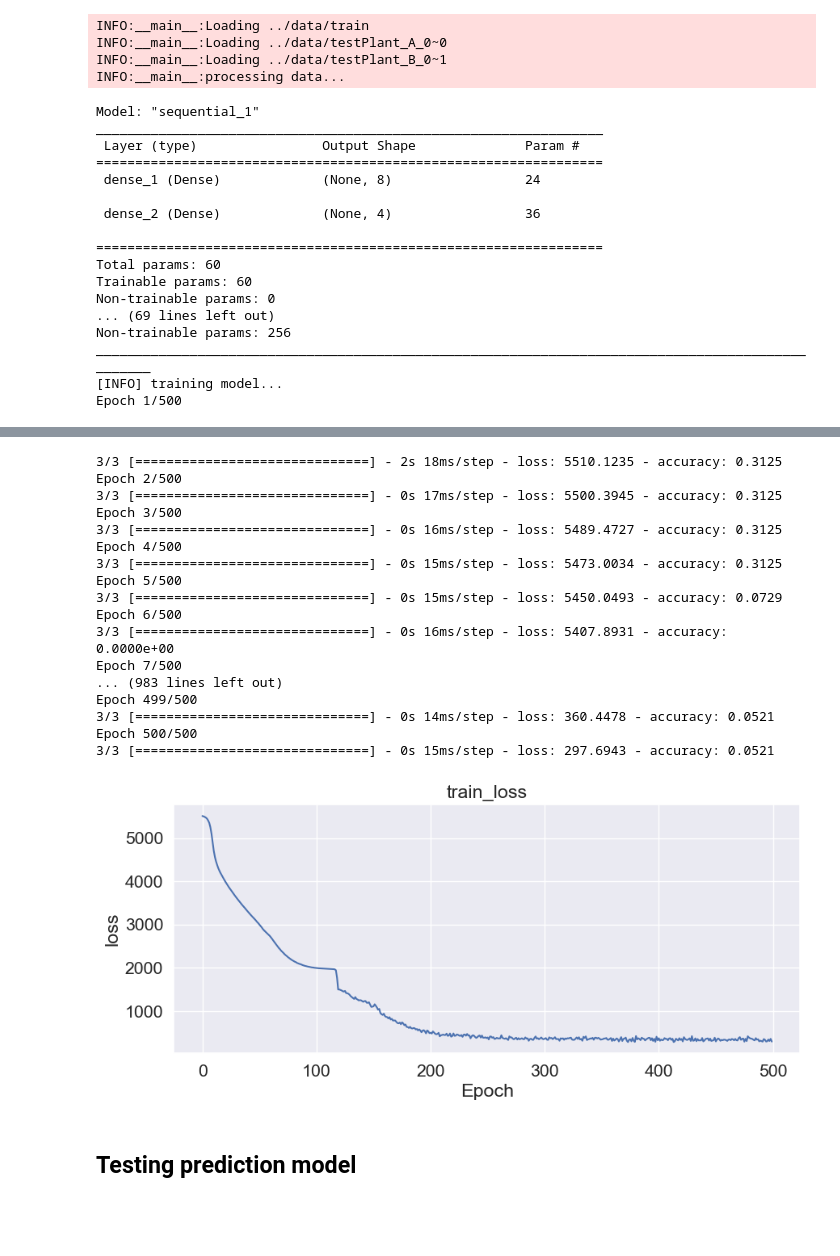
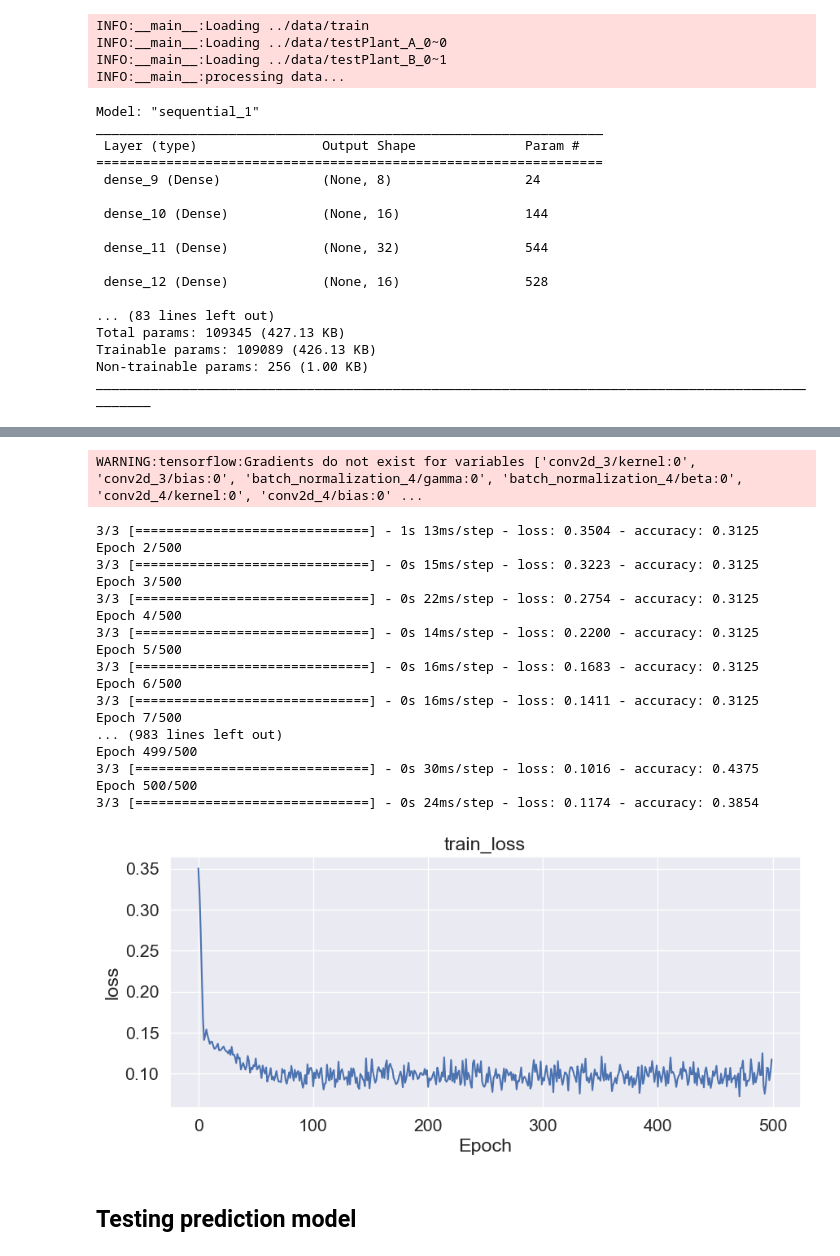
Before and after one commit to hibana2077/Farm-car, a Jupyter notebook: test_model/levelpred.ipynb, the cells around one changed output, grey strips where cells are left out. Drawn from its saved outputs; the diff is of its cells as text; code cells hidden in the pictures; blank space fills up the shorter version.

```diff
--- a/test_model/levelpred.ipynb
+++ b/test_model/levelpred.ipynb
@@ -109,8 +111,8 @@ train_Y = scaler.fit_transform(y)
 train_X_pre = train_X
 train_Y_pre = train_Y
 
-train_X = np.int8(train_X * 127)
-train_Y = np.int8(train_Y * 127)
+train_X = train_X
+train_Y = train_Y
 
 #梯度爆炸 恭喜
 
@@ -198,7 +200,7 @@ x = Dense(1, activation="linear")(x)
 model = Model(inputs=[mlp.input, cnn.input], outputs=x)
 model.summary()
 
-opt = Adam(lr=1e-3, decay=1e-3 / 200)
+opt = Adam(lr=1e-3)
 model.compile(loss="mse", optimizer=opt, metrics=['accuracy'])
 
 # train the model
@@ -216,16 +218,16 @@ Model: "sequential_1"
 _________________________________________________________________
  Layer (type)                Output Shape              Param #
 =================================================================
- dense_1 (Dense)             (None, 8)                 24
+ dense_9 (Dense)             (None, 8)                 24
 
- dense_2 (Dense)             (None, 4)                 36
+ dense_10 (Dense)            (None, 16)                144
 
-=================================================================
-Total params: 60
-Trainable params: 60
-Non-trainable params: 0
-... (69 lines left out)
-Non-trainable params: 256
+ dense_11 (Dense)            (None, 32)                544
+
+ dense_12 (Dense)            (None, 16)                528
+
+... (83 lines left out)
+Total params: 109345 (427.13 KB)
+Trainable params: 109089 (426.13 KB)
+Non-trainable params: 256 (1.00 KB)
 __________________________________________________________________________________________________
-[INFO] training model...
-Epoch 1/500
@@ -236,21 +242,22 @@ WARNING:tensorflow:Gradients do not exist for variables ['conv2d/kernel:0', 'con
-3/3 [==============================] - 2s 18ms/step - loss: 5510.1235 - accuracy: 0.3125
-Epoch 2/500
-3/3 [==============================] - 0s 17ms/step - loss: 5500.3945 - accuracy: 0.3125
-Epoch 3/500
-3/3 [==============================] - 0s 16ms/step - loss: 5489.4727 - accuracy: 0.3125
-Epoch 4/500
-3/3 [==============================] - 0s 15ms/step - loss: 5473.0034 - accuracy: 0.3125
-Epoch 5/500
-3/3 [==============================] - 0s 15ms/step - loss: 5450.0493 - accuracy: 0.0729
-Epoch 6/500
-3/3 [==============================] - 0s 16ms/step - loss: 5407.8931 - accuracy: 0.0000e+00
-Epoch 7/500
-... (983 lines left out)
-Epoch 499/500
-3/3 [==============================] - 0s 14ms/step - loss: 360.4478 - accuracy: 0.0521
-Epoch 500/500
-3/3 [==============================] - 0s 15ms/step - loss: 297.6943 - accuracy: 0.0521
+WARNING:tensorflow:Gradients do not exist for variables ['conv2d_3/kernel:0', 'conv2d_3/bias:0', 'batch_normalization_4/gamma:0', 'batch_normalization_4/beta:0', 'conv2d_4/kernel:0', 'conv2d_4/bias:0' ...
+3/3 [==============================] - 1s 13ms/step - loss: 0.3504 - accuracy: 0.3125
+Epoch 2/500
+3/3 [==============================] - 0s 15ms/step - loss: 0.3223 - accuracy: 0.3125
+Epoch 3/500
+3/3 [==============================] - 0s 22ms/step - loss: 0.2754 - accuracy: 0.3125
+Epoch 4/500
+3/3 [==============================] - 0s 14ms/step - loss: 0.2200 - accuracy: 0.3125
+Epoch 5/500
+3/3 [==============================] - 0s 16ms/step - loss: 0.1683 - accuracy: 0.3125
+Epoch 6/500
+3/3 [==============================] - 0s 16ms/step - loss: 0.1411 - accuracy: 0.3125
+Epoch 7/500
+... (983 lines left out)
+Epoch 499/500
+3/3 [==============================] - 0s 30ms/step - loss: 0.1016 - accuracy: 0.4375
+Epoch 500/500
+3/3 [==============================] - 0s 24ms/step - loss: 0.1174 - accuracy: 0.3854
-[figure, old version]
+[figure, new version]
 # %% [markdown]
 ## Testing prediction model
 # %%
```
Also changed, not shown: parts of 3 cells of this notebook, 4 other files.
